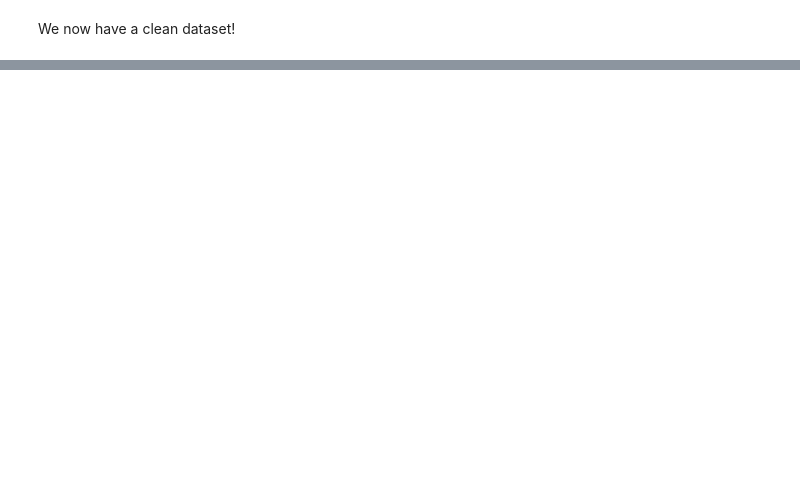
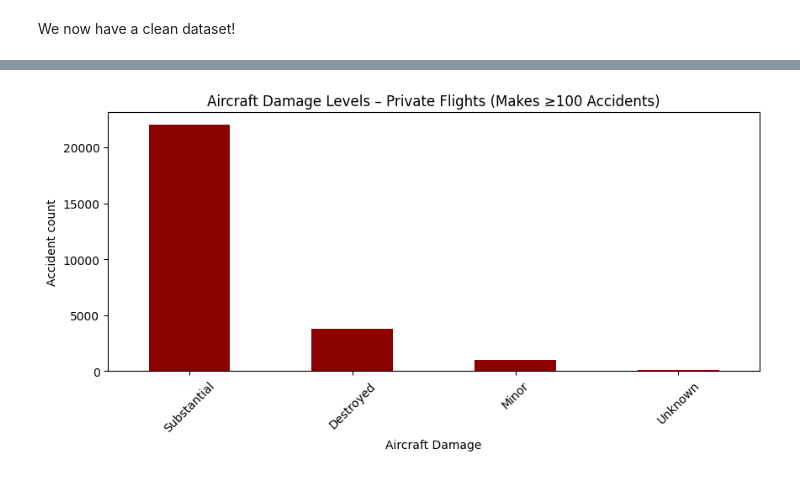
Before and after one commit to cris-mbici/moringa-school, a Jupyter notebook: Moringa Phase 1 Project - Aircraft Safety/analysis.ipynb, the cells around one changed output, grey strips where cells are left out. Saved outputs shown, nothing was run; the diff lists cells and outputs as text; code cells hidden in the pictures; blank space fills up the shorter version.

```diff
--- a/Moringa Phase 1 Project - Aircraft Safety/analysis.ipynb
+++ b/Moringa Phase 1 Project - Aircraft Safety/analysis.ipynb
@@ -124,0 +280,8 @@ df_simple.info()
+# %%
+# 1. Define the cutoff date (25 years back from Jan 1 2025 → Jan 1 2000)
+cutoff = pd.Timestamp("2000-01-01")
+
+# 2. Keep only rows on or after that date
+df_recent = df_simple[df_simple["Event.Date"] >= cutoff].copy()
+
+print("Rows after date filter:", df_recent.shape[0])
@@ -126,0 +334,23 @@ We now have a clean dataset!
+# %%
+# We need to start by properly categorizing flights
+def categorize_flight(purpose):
+    private = [
+        'Personal', 'Instructional', 'Business', 'Executive/corporate',
+        'Positioning', 'Ferry', 'Unknown', 'Skydiving', 'Flight Test',
+        'Glider Tow', 'Air Race show', 'Air Race/show', 'Banner Tow',
+        'ASHO', 'PUBS', 'PUBL'
+    ]
+    commercial = [
+        'Aerial Application', 'Other Work Use', 'Aerial Observation',
+        'Public Aircraft', 'Public Aircraft - Federal', 'Public Aircraft - Local',
+        'Public Aircraft - State', 'External Load', 'Firefighting', 'Air Drop'
+    ]
+
+    if purpose in private:
+        return 'Private'
+    elif purpose in commercial:
+        return 'Commercial'
+    else:
+        return 'Unknown'
+
+df_100plus['Flight.Category'] = df_100plus['Purpose.of.flight'].apply(categorize_flight)
@@ -126,0 +397,15 @@ We now have a clean dataset!
+# %%
+# Filter to (a) makes with ≥100 accidents  AND  (b) private flights
+df_private_100 = df_100plus[df_100plus["Flight.Category"] == "Private"]
+
+(df_private_100["Aircraft.damage"]
+     .value_counts()
+     .plot(kind="bar", figsize=(10,4), color="darkred"))
+
+plt.title("Aircraft Damage Levels – Private Flights (Makes ≥100 Accidents)")
+plt.ylabel("Accident count")
+plt.xlabel("Aircraft Damage")
+plt.xticks(rotation=45)
+plt.show()
+# %% [output]
+[figure, added]
```
Also changed, not shown: parts of 45 cells of this notebook.
